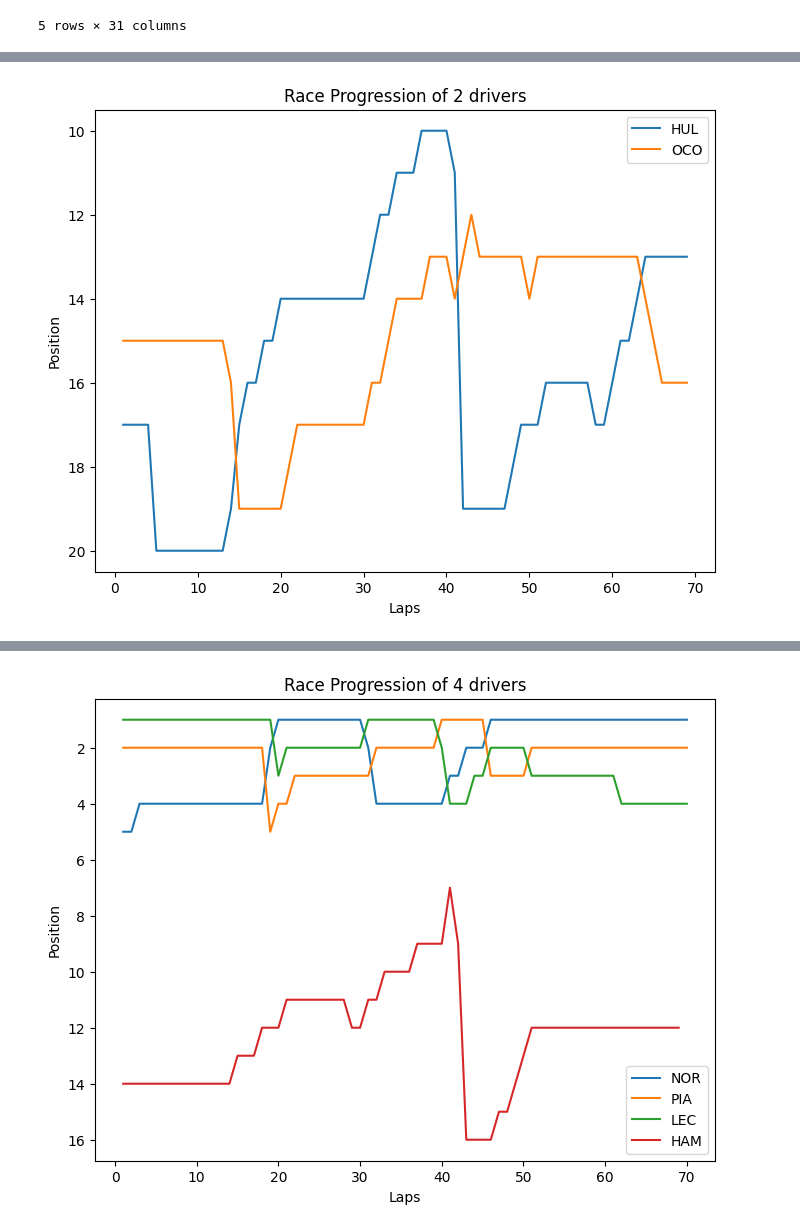
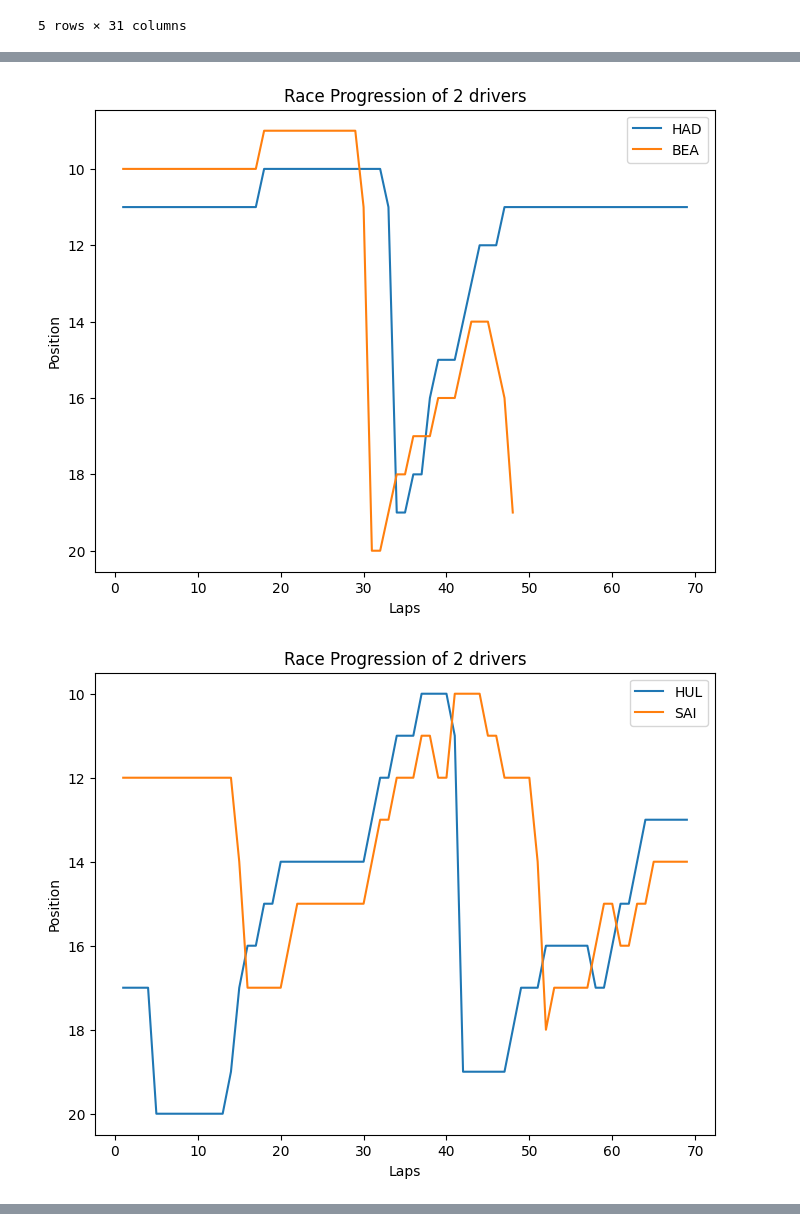
Before and after one commit to Mohandas-KJ/Slipstream-F1, a Jupyter notebook: 2026_Hungary_GP/notebooks/01_results_and_laps.ipynb, the cells around one changed output, grey strips where cells are left out. Drawn from its saved outputs; the diff is of its cells as text; code cells hidden in the pictures.

```diff
--- a/2026_Hungary_GP/notebooks/01_results_and_laps.ipynb
+++ b/2026_Hungary_GP/notebooks/01_results_and_laps.ipynb
@@ -355,5 +348,4 @@ R_Laps.head(5)
 | 4 | 0 days 01:04:51.043000 | NOR | 4 | 0 days 00:01:22.639000 | 5.0 | 1.0 | NaT | NaT | 0 days 00:00:29.930000 | ... |
 5 rows × 31 columns
 # %%
-toppers,data= battle.find_top_battles(R_Laps,n=6)
-data
+drivers,rivals = battle.find_top_battles(R_Laps,n=6)
@@ -367,7 +352,6 @@ data
 # %%
 # Import Drivers
-hul,oco,nor,pia,lec,ham = slipclassify.pick_athletes(R_Laps,["HUL","OCO","NOR","PIA","LEC","HAM"])
+contenders = slipclassify.select_drivers(R_Laps,drivers)
 
-# Test
-lec.head(10)
+contenders["VER"]
 # %% [output]
@@ -386,5 +372,7 @@ lec.head(10)
 # %%
 # Plot showing the 2 Contenders
-slplot.plot_race_progression([hul,oco])
+for pair in rivals:
+        slplot.plot_race_progression([contenders[pair[0]],contenders[pair[1]]])
 # %% [output]
-[figure, old version]
+[figure, new version]
+[figure, added]
@@ -391,5 +382,0 @@ slplot.plot_race_progression([hul,oco])
-# %%
-# Plots showing The Top grid
-slplot.plot_race_progression([nor,pia,lec,ham])
-# %% [output]
-[figure, removed]
```
Also changed, not shown: parts of 5 cells of this notebook, 1 other file.
